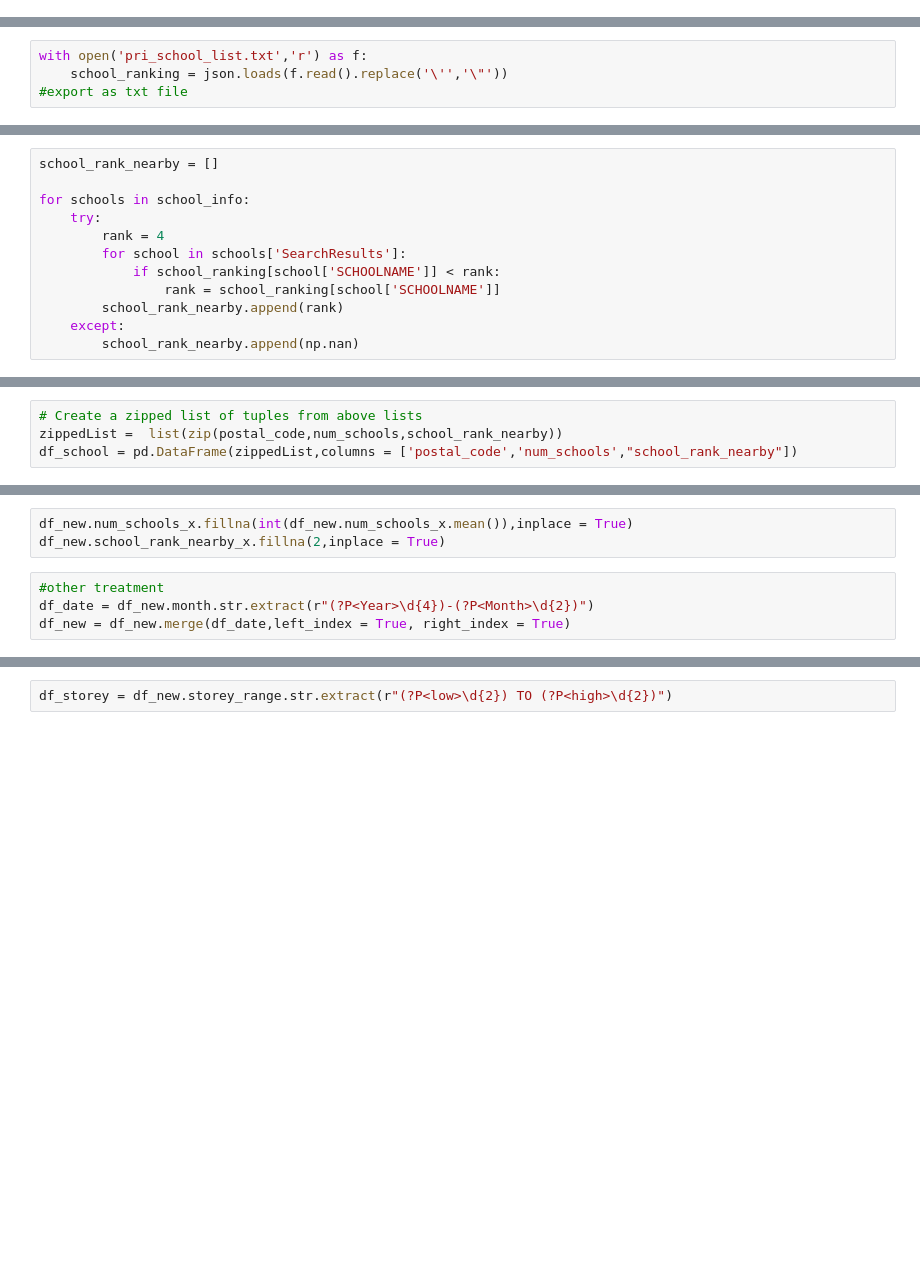
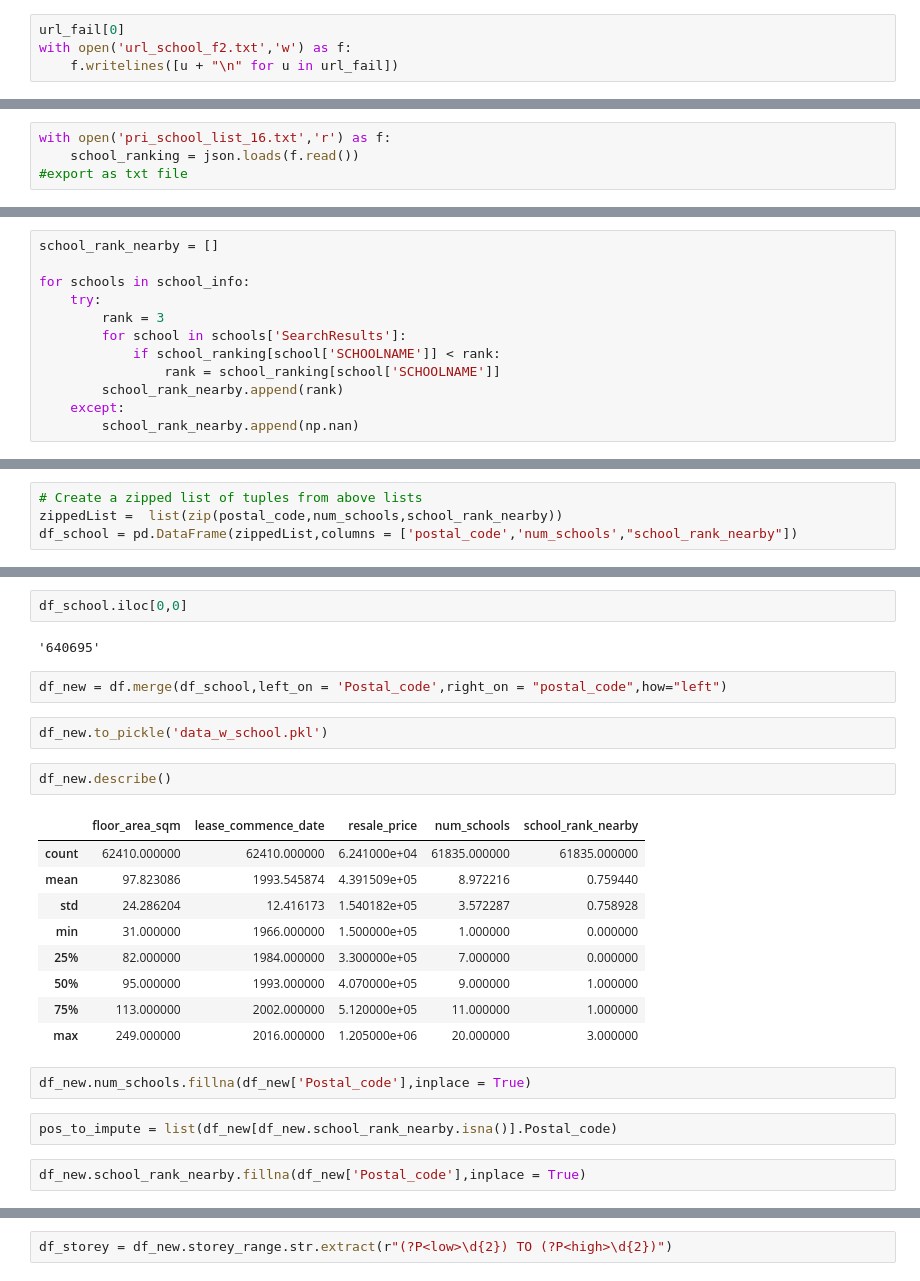
Before and after one commit to ZeeTsing/Investigate_Singapore_HDB_resale, a Jupyter notebook: 1_getting_data_cleaning.ipynb, the cells around one changed output, grey strips where cells are left out. Saved outputs shown, nothing was run; the diff lists cells and outputs as text; blank space fills up the shorter version.

```diff
--- a/1_getting_data_cleaning.ipynb
+++ b/1_getting_data_cleaning.ipynb
@@ -246,0 +296,4 @@ with open('success_school.txt','r') as f:
+# %%
+url_fail[0]
+with open('url_school_f2.txt','w') as f:
+    f.writelines([u + "\n" for u in url_fail])
@@ -277,8 +328,8 @@ len(schoolinfo[0]['SearchResults'])
 # %% [output]
 10
 # %%
-with open('pri_school_list.txt','r') as f:
-    school_ranking = json.loads(f.read().replace('\'','\"'))
+with open('pri_school_list_16.txt','r') as f:
+    school_ranking = json.loads(f.read())
 #export as txt file
 # %%
 school_ranking
@@ -342,7 +391,7 @@ school_rank_nearby = []
 
 for schools in school_info:
     try:
-        rank = 4
+        rank = 3
         for school in schools['SearchResults']:
             if school_ranking[school['SCHOOLNAME']] < rank:
                 rank = school_ranking[school['SCHOOLNAME']]
@@ -721,7 +405,26 @@ df_new['school_rank_nearby_x'] = np.where(df_new['postal_code_x'].isna(),df_new[
-# %%
-df_new.num_schools_x.fillna(int(df_new.num_schools_x.mean()),inplace = True)
-df_new.school_rank_nearby_x.fillna(2,inplace = True)
-# %%
-#other treatment
-df_date = df_new.month.str.extract(r"(?P<Year>\d{4})-(?P<Month>\d{2})")
-df_new = df_new.merge(df_date,left_index = True, right_index = True)
+# %%
+df_school.iloc[0,0]
+# %% [output]
+'640695'
+# %%
+df_new = df.merge(df_school,left_on = 'Postal_code',right_on = "postal_code",how="left")
+# %%
+df_new.to_pickle('data_w_school.pkl')
+# %%
+df_new.describe()
+# %% [output]
+|  | floor_area_sqm | lease_commence_date | resale_price | num_schools | school_rank_nearby |
+| count | 62410.000000 | 62410.000000 | 6.241000e+04 | 61835.000000 | 61835.000000 |
+| mean | 97.823086 | 1993.545874 | 4.391509e+05 | 8.972216 | 0.759440 |
+| std | 24.286204 | 12.416173 | 1.540182e+05 | 3.572287 | 0.758928 |
+| min | 31.000000 | 1966.000000 | 1.500000e+05 | 1.000000 | 0.000000 |
+| 25% | 82.000000 | 1984.000000 | 3.300000e+05 | 7.000000 | 0.000000 |
+| 50% | 95.000000 | 1993.000000 | 4.070000e+05 | 9.000000 | 1.000000 |
+| 75% | 113.000000 | 2002.000000 | 5.120000e+05 | 11.000000 | 1.000000 |
+| max | 249.000000 | 2016.000000 | 1.205000e+06 | 20.000000 | 3.000000 |
+# %%
+df_new.num_schools.fillna(df_new['Postal_code'],inplace = True)
+# %%
+pos_to_impute = list(df_new[df_new.school_rank_nearby.isna()].Postal_code)
+# %%
+df_new.school_rank_nearby.fillna(df_new['Postal_code'],inplace = True)
```
Also changed, not shown: parts of 88 cells of this notebook, 1 other file.
